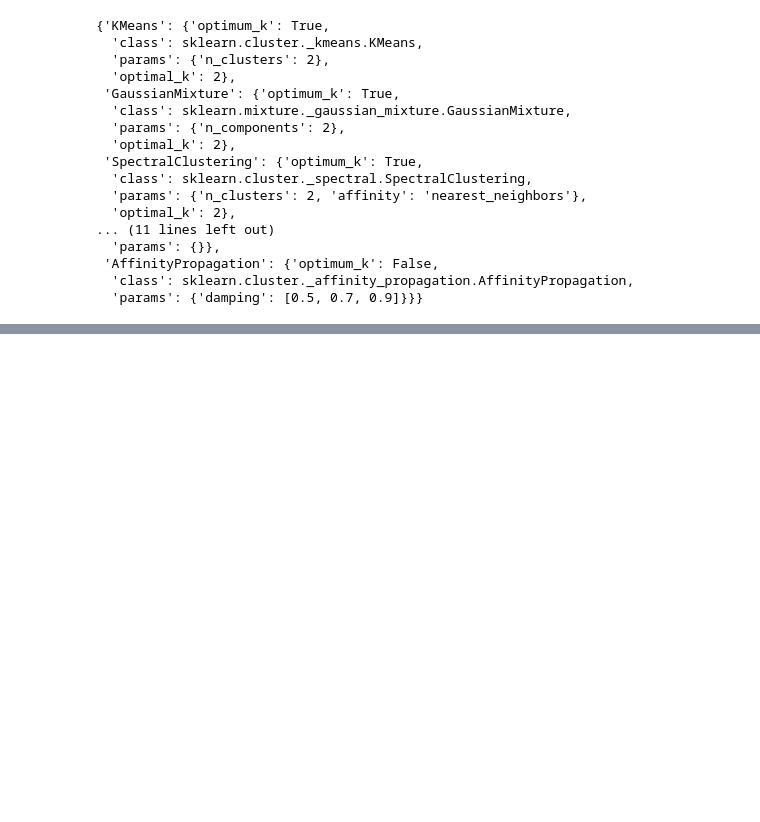
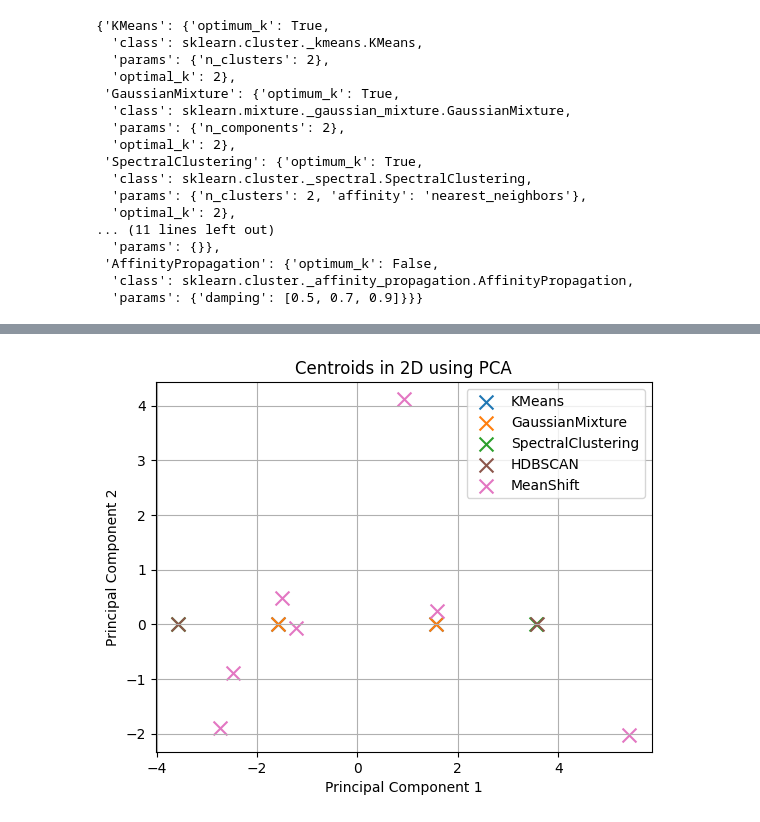
Before and after one commit to lbustio/intensity, a Jupyter notebook: intensity.ipynb, the cells around one changed output, grey strips where cells are left out. Drawn from its saved outputs; the diff is of its cells as text; code cells hidden in the pictures; blank space fills up the shorter version.

```diff
--- a/intensity.ipynb
+++ b/intensity.ipynb
@@ -2768,0 +2229,82 @@ clustering_pipeline(embeddings, data_authority)
+# %%
+# Dimensionality reduction to 2D using PCA
+pca = PCA(n_components=2)  # Set the number of principal components to 2 for 2D projection
+
+# Dictionary to store the 2D positions of the centroids
+centroids_2d = {}
+
+# Extended color list (one unique color per algorithm)
+colors = list(mcolors.TABLEAU_COLORS.values()) + list(mcolors.CSS4_COLORS.values())  # Expanding the color list to avoid repetition
+markers = ['x']  # All centroids will be represented with 'x' markers
+
+# Iterate through the clustering results
+for i, (alg_name, alg_data) in enumerate(clustering_results.items()):
+	# Check if the Silhouette Score is greater than the threshold
+	silhouette_score = alg_data['silhouette']
+	num_clusters = alg_data['num_clusters']
+
+	if (silhouette_score >= SILHOUETTE_THRESHOLD) and (num_clusters > 1):
+		# Extract centroid data depending on the algorithm
+		centroid_data = alg_data['centroids']
+
+		# Handle the case where centroids are stored as a numpy array (e.g., KMeans, GaussianMixture)
+		if isinstance(centroid_data, np.ndarray):
+			# Ensure we have enough data for PCA (at least 2 centroids and 2 features)
+			if centroid_data.shape[0] > 1 and centroid_data.shape[1] > 1:
+				centroid_data_2d = pca.fit_transform(centroid_data)  # Apply PCA to reduce to 2D
+			else:
+				centroid_data_2d = centroid_data  # Skip PCA if not enough data
+		# Handle the case where centroids are stored as a dictionary (e.g., SpectralClustering)
+		elif isinstance(centroid_data, dict):
+			centroid_data = list(centroid_data.values())  # Convert the dictionary values to a list of arrays
+			# Ensure we have enough data for PCA
+			if len(centroid_data) > 1 and centroid_data[0].shape[0] > 1:
+				centroid_data_2d = pca.fit_transform(centroid_data)  # Apply PCA to reduce to 2D
+			else:
+				centroid_data_2d = np.array(centroid_data)  # Skip PCA if not enough data
+
+		# Store the 2D centroids for later use
+		centroids_2d[alg_name] = centroid_data_2d
+
+		# Assign a unique color for each algorithm
+		color = colors[i % len(colors)]  # Ensure colors do not repeat by cycling through the color list
+
+		# Plot the 2D centroids with the algorithm's name as the label
+		for j, (x, y) in enumerate(centroid_data_2d):
+			plt.scatter(x, y,
+						color=color,  # Assign the same color to all centroids of the same algorithm
+						marker='x',   # Represent centroids with 'x' markers
+						label=f"{alg_name}" if j == 0 else "", s=100)  # Only label the first centroid to avoid duplicate labels
+
+# Customizing the plot
+plt.title("Centroids in 2D using PCA")  # Set the title of the plot
+plt.xlabel("Principal Component 1")  # Label the x-axis
+plt.ylabel("Principal Component 2")  # Label the y-axis
+plt.legend()  # Display the legend with algorithm names
+plt.grid(True)  # Show grid lines for better readability
+
+# Get the directory path where to save the plot
+try:
+	# Create the full path for the directory where the clustering results and plot will be saved
+	path = os.path.join(RESULT_FOLDER, PRINCIPLE_FOLDER)
+
+	# Check if the folder exists; if it doesn't, create it
+	if not os.path.exists(path):
+		os.makedirs(path)  # This will create all the necessary directories
+
+	# Create the file name for the plot image
+	plot_file_name = f"centroids_pca_{POP}.png"
+	plot_file_path = os.path.join(path, plot_file_name)
+
+	# Save the plot image
+	plt.savefig(plot_file_path, dpi=300)  # Save the figure with high resolution
+	logger.info(f"Centroid plot has been saved to '{plot_file_path}' successfully!")
+
+except Exception as e:
+	# Log an error message if something goes wrong during the saving process
+	logger.error(f"Failed to save the centroid plot: {e}")
+
+# Display the plot
+plt.show()  # Render the plot to the screen
+# %% [output]
+[figure, added]
```
Also changed, not shown: parts of 187 cells of this notebook, 5 other files.
